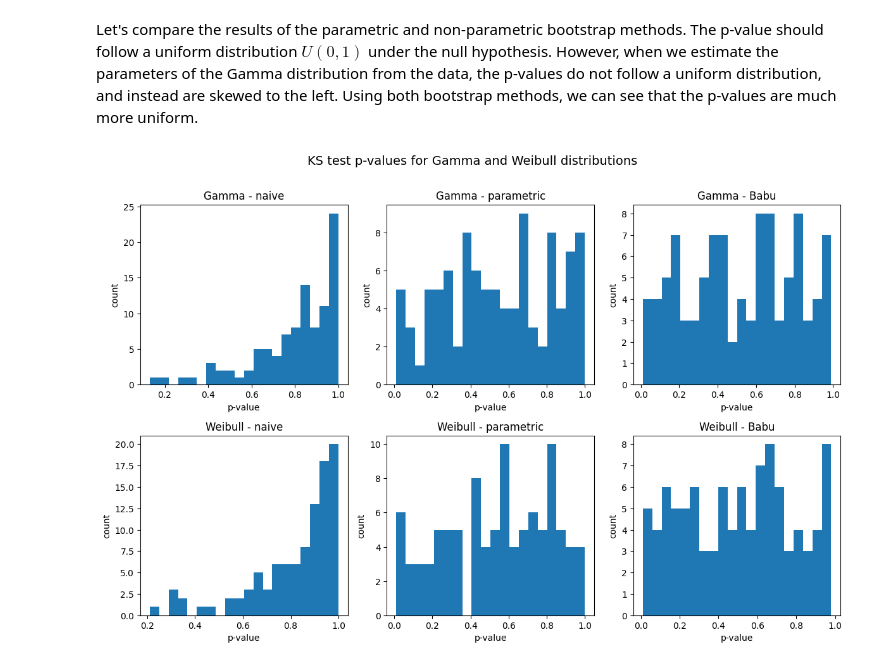
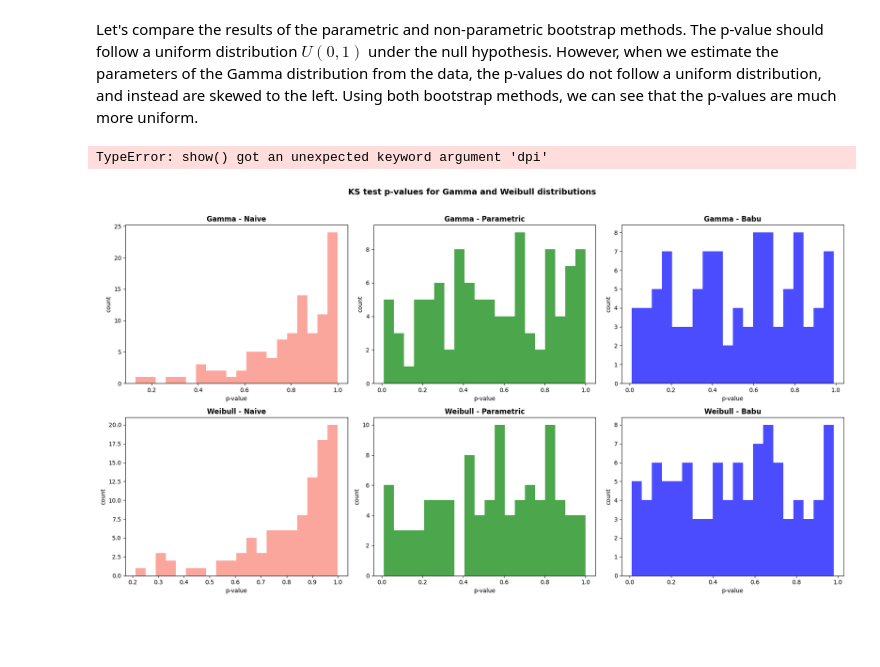
Before and after one commit to JanLewDev/ks-test-misuse, a Jupyter notebook: main.ipynb, the cells around one changed output. Cells and saved outputs as stored; diff of their text form; code cells hidden in the pictures; blank space fills up the shorter version.

Commit message:
feat: cleaner plots

```diff
--- a/main.ipynb
+++ b/main.ipynb
@@ -165,21 +165,22 @@ for _ in tqdm(range(SAMPLE_TRIALS), colour='blue', desc='Running trials'):
 Let's compare the results of the parametric and non-parametric bootstrap methods. The p-value should follow a uniform distribution $U(0, 1)$ under the null hypothesis. However, when we estimate the parameters of the Gamma distribution from the data, the p-values do not follow a uniform distribution, and instead are skewed to the left. Using both bootstrap methods, we can see that the p-values are much more uniform.
 # %%
 # --- visualise --------------------------------------------------------------
-fig, axes = plt.subplots(2, 3, figsize=(12, 8))
-axes = axes.flatten()
-titles = ['Gamma - naive', 'Gamma - parametric', 'Gamma - Babu',
-          'Weibull - naive', 'Weibull - parametric', 'Weibull - Babu']
-for ax, data, title in zip(axes,
-                           [naive_gamma, para_boot_gamma, nonpara_boot_gamma,
-                            naive_weibull, para_boot_weibull, nonpara_boot_weibull],
-                           titles):
-    ax.hist(data, bins=20)
-    ax.set_title(title)
-    ax.set_xlabel('p-value')
-    ax.set_ylabel('count')
+fig, axes = plt.subplots(2, 3, figsize=(18, 10))
+colors = ['salmon', 'green', 'blue', 'salmon', 'green', 'blue']
+titles = ['Gamma - Naive', 'Gamma - Parametric', 'Gamma - Babu',
+          'Weibull - Naive', 'Weibull - Parametric', 'Weibull - Babu']
+data_groups = [naive_gamma, para_boot_gamma, nonpara_boot_gamma,
+               naive_weibull, para_boot_weibull, nonpara_boot_weibull]
+
+for ax, data, title, color in zip(axes.flatten(), data_groups, titles, colors):
+    ax.hist(data, bins=20, color=color, alpha=0.7)
+    ax.set_title(title, fontsize=12, weight='bold')
+    ax.set_xlabel('p-value', fontsize=10)
+    ax.set_ylabel('count', fontsize=10)
+
 fig.tight_layout(rect=[0, 0, 1, 0.93])
-fig.text(0.5, 0.97, 'KS test p-values for Gamma and Weibull distributions',
-            ha='center', va='center', fontsize=14)
+fig.suptitle('KS test p-values for Gamma and Weibull distributions', fontsize=14, weight='bold')
 plt.show()
 # %% [output]
+TypeError: show() got an unexpected keyword argument 'dpi'
-[figure, old version]
+[figure, new version]
```
